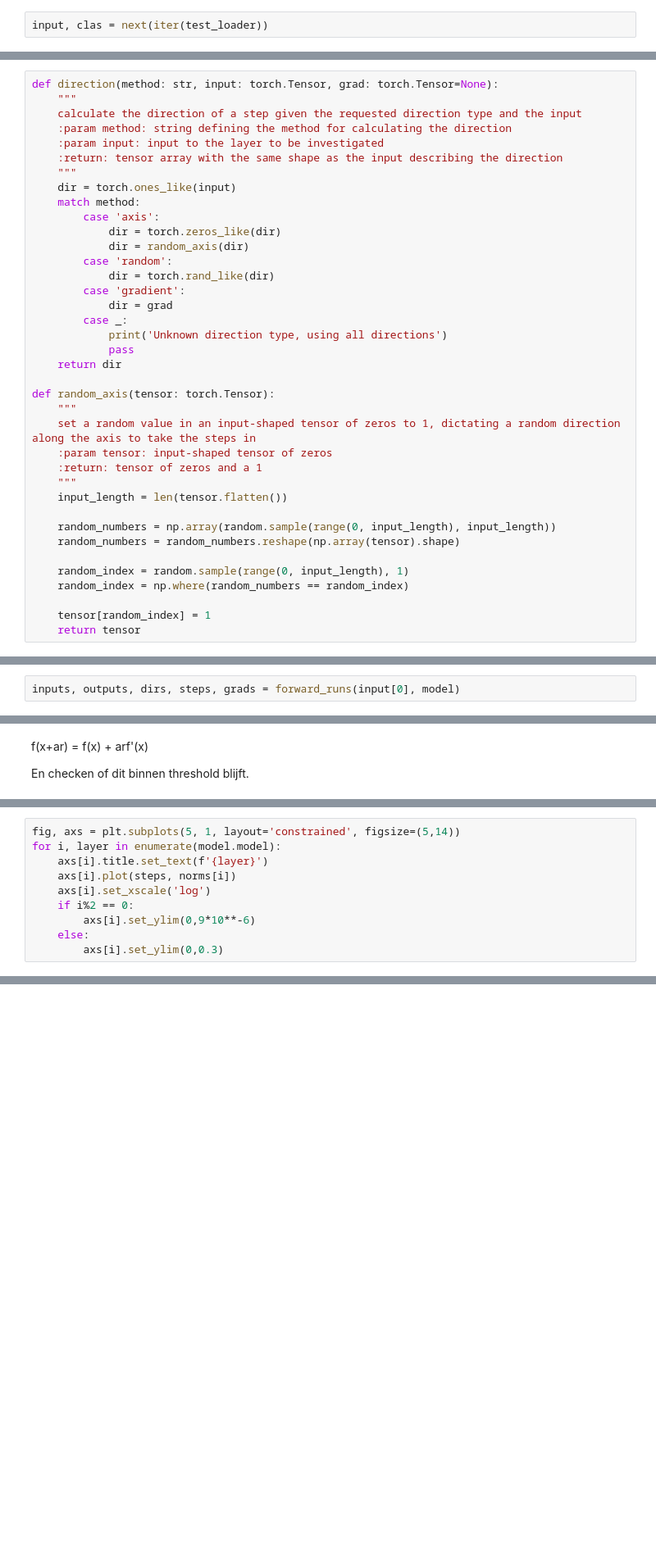
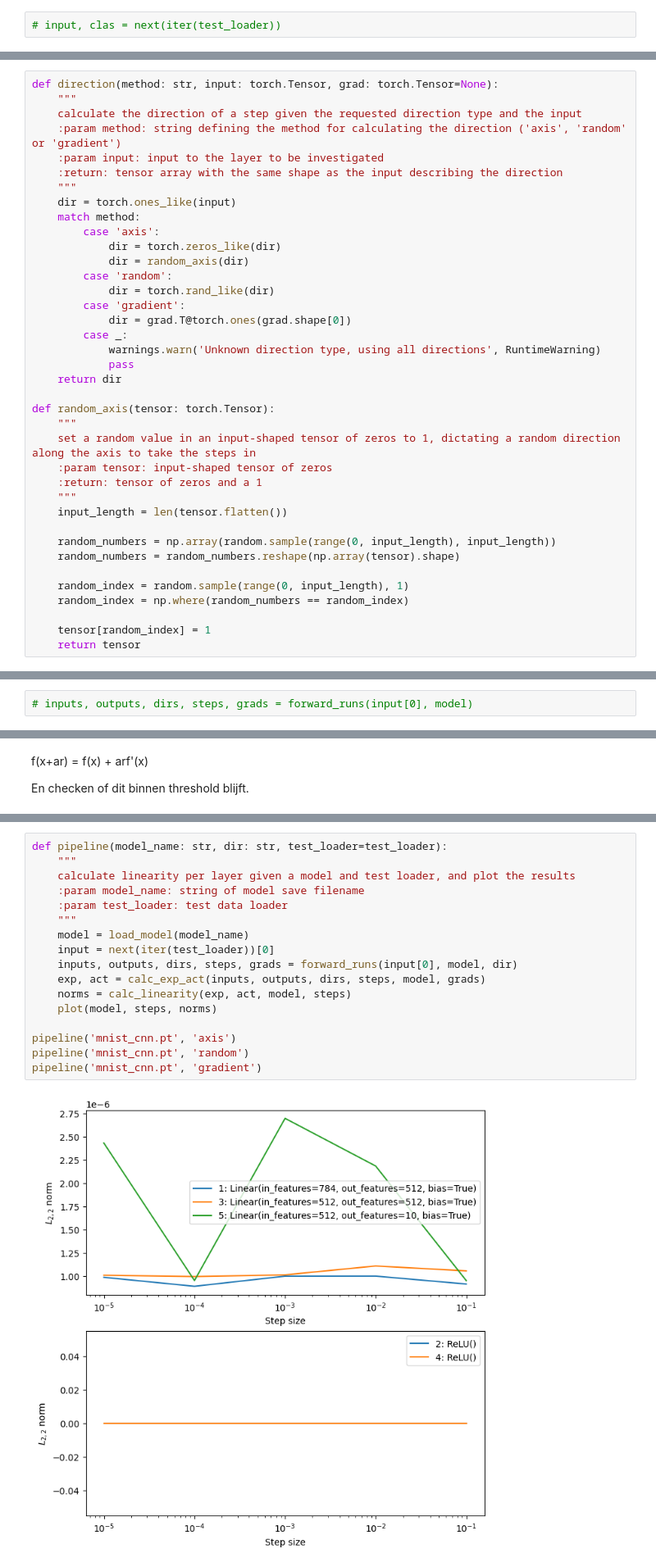
Before and after one commit to teunpe/master_internship, a Jupyter notebook: mlp.ipynb, the cells around one changed output, grey strips where cells are left out. Shown: that part at 82% size. Cells and saved outputs as stored; diff of their text form; blank space fills up the shorter version.

Commit message:
linearity calculations for all direciton types

```diff
--- a/mlp.ipynb
+++ b/mlp.ipynb
@@ -148,5 +156,5 @@ Test set: Average loss: 0.0551, Accuracy: 9840/10000 (98%)
 # %%
-input, clas = next(iter(test_loader))
+# input, clas = next(iter(test_loader))
 # %% [markdown]
 Waarde van 'pixel' fluctueren van 0 naar 1 en kijken wat het effect is op de output van het model
 # %% [markdown]
@@ -163,7 +171,7 @@ Ook backward hook voor de gradient.
 def direction(method: str, input: torch.Tensor, grad: torch.Tensor=None):
     """
     calculate the direction of a step given the requested direction type and the input
-    :param method: string defining the method for calculating the direction
+    :param method: string defining the method for calculating the direction ('axis', 'random' or 'gradient')
     :param input: input to the layer to be investigated
     :return: tensor array with the same shape as the input describing the direction
     """
@@ -175,9 +183,9 @@ def direction(method: str, input: torch.Tensor, grad: torch.Tensor=None):
         case 'random':
             dir = torch.rand_like(dir)
         case 'gradient':
-            dir = grad
+            dir = grad.T@torch.ones(grad.shape[0])
         case _:
-            print('Unknown direction type, using all directions')
+            warnings.warn('Unknown direction type, using all directions', RuntimeWarning)
             pass
     return dir
 
@@ -239,4 +246,4 @@ def forward_runs(input: torch.Tensor, model, dirtype: str=None):
         input = input.detach()
     return inputs, outputs, dirs, steps, grads
 # %%
-inputs, outputs, dirs, steps, grads = forward_runs(input[0], model)
+# inputs, outputs, dirs, steps, grads = forward_runs(input[0], model)
@@ -343,10 +336,0 @@ for ax in axs:
-# %%
-fig, axs = plt.subplots(5, 1, layout='constrained', figsize=(5,14))
-for i, layer in enumerate(model.model):
-    axs[i].title.set_text(f'{layer}')
-    axs[i].plot(steps, norms[i])
-    axs[i].set_xscale('log')
-    if i%2 == 0:
-        axs[i].set_ylim(0,9*10**-6)
-    else:
-        axs[i].set_ylim(0,0.3)
@@ -354,0 +337,19 @@ for i, layer in enumerate(model.model):
+# %%
+def pipeline(model_name: str, dir: str, test_loader=test_loader):
+    """
+    calculate linearity per layer given a model and test loader, and plot the results
+    :param model_name: string of model save filename
+    :param test_loader: test data loader
+    """
+    model = load_model(model_name)
+    input = next(iter(test_loader))[0]
+    inputs, outputs, dirs, steps, grads = forward_runs(input[0], model, dir)
+    exp, act = calc_exp_act(inputs, outputs, dirs, steps, model, grads)
+    norms = calc_linearity(exp, act, model, steps)
+    plot(model, steps, norms)
+
+pipeline('mnist_cnn.pt', 'axis')
+pipeline('mnist_cnn.pt', 'random')
+pipeline('mnist_cnn.pt', 'gradient')
+# %% [output]
+[figure, added]
```
Also changed, not shown: parts of 10 cells of this notebook, 5 other files.
